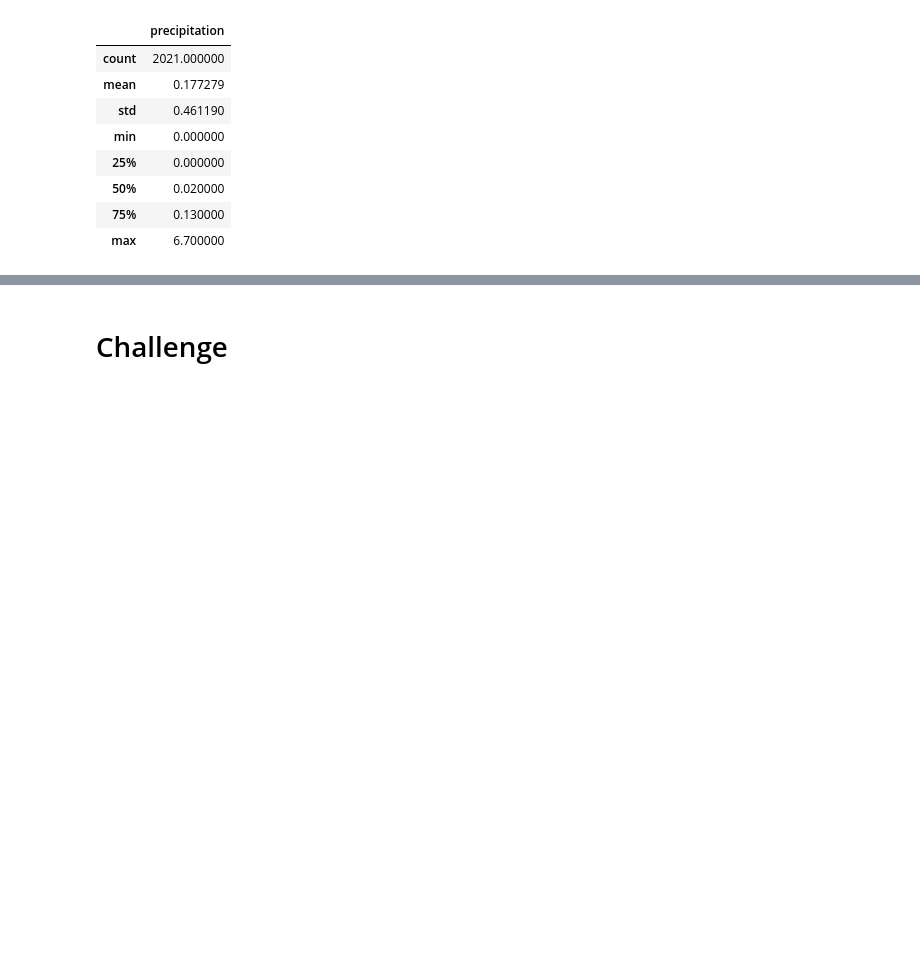
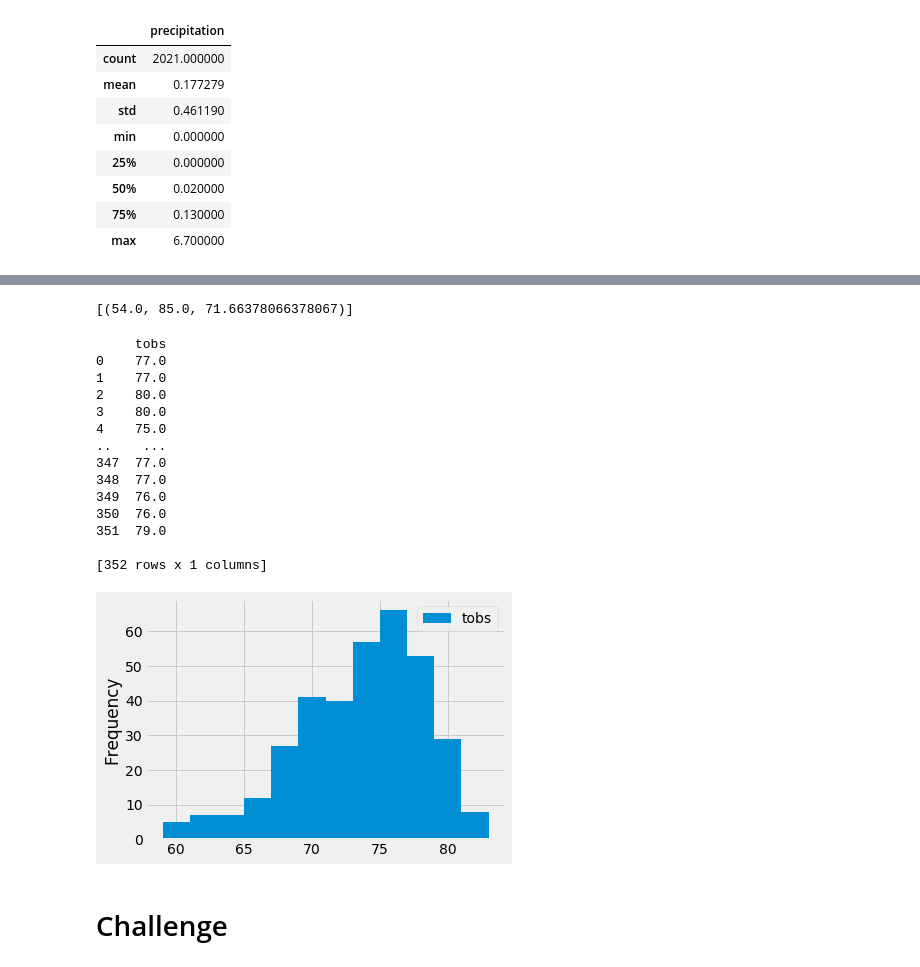
Before and after one commit to Alyssa-CG/Module9-surfs_up, a Jupyter notebook: climate_analysis.ipynb, the cells around one changed output, grey strips where cells are left out. Cells and saved outputs as stored; diff of their text form; code cells hidden in the pictures; blank space fills up the shorter version.

Commit message:
adding weather station info and visualisations

```diff
--- a/climate_analysis.ipynb
+++ b/climate_analysis.ipynb
@@ -130,3 +149,8 @@ df.describe()
 # %%
 # Using the station id from the previous query, calculate the lowest temperature recorded,
 # highest temperature recorded, and average temperature most active station?
+
+session.query(func.min(Measurement.tobs), func.max(Measurement.tobs), func.avg(Measurement.tobs)).\
+filter(Measurement.station == 'USC00519281').all()
+# %% [output]
+[(54.0, 85.0, 71.66378066378067)]
@@ -136,3 +157,39 @@ df.describe()
+# %%
+# Choose the station with the highest number of temperature observations.
+# Query the last 12 months of temperature observation data for this station and plot the results as a histogram
+    # Filter out all stations except the one with most readings, then filter out time frame
+    # to "prev_year" or later. Save results to list with .all()
+
+results = session.query(Measurement.tobs).\
+filter(Measurement.station == 'USC00519281').\
+filter(Measurement.date >= prev_year).all()
+
+# print (results)
+
+    # Convert to a df for readability
+df = pd.DataFrame(results, columns=['tobs'])
+print (df)
+
+df.plot.hist(bins=12)
+plt.tight_layout()
+
+# SKILL DRILL- change bins to 5 (highest temp peak around 74-~77/78) and then to 20 (Highest frequency peak around 77/78 degrees)
+# %% [output]
+     tobs
+0    77.0
+1    77.0
+2    80.0
+3    80.0
+4    75.0
+..    ...
+347  77.0
+348  77.0
+349  76.0
+350  76.0
+351  79.0
+
+[352 rows x 1 columns]
+[figure, added]
 # %%
 # Write a function called `calc_temps` that will accept start date and end date in the format '%Y-%m-%d'
 # and return the minimum, average, and maximum temperatures for that range of dates
```
Also changed, not shown: parts of 3 cells of this notebook.
